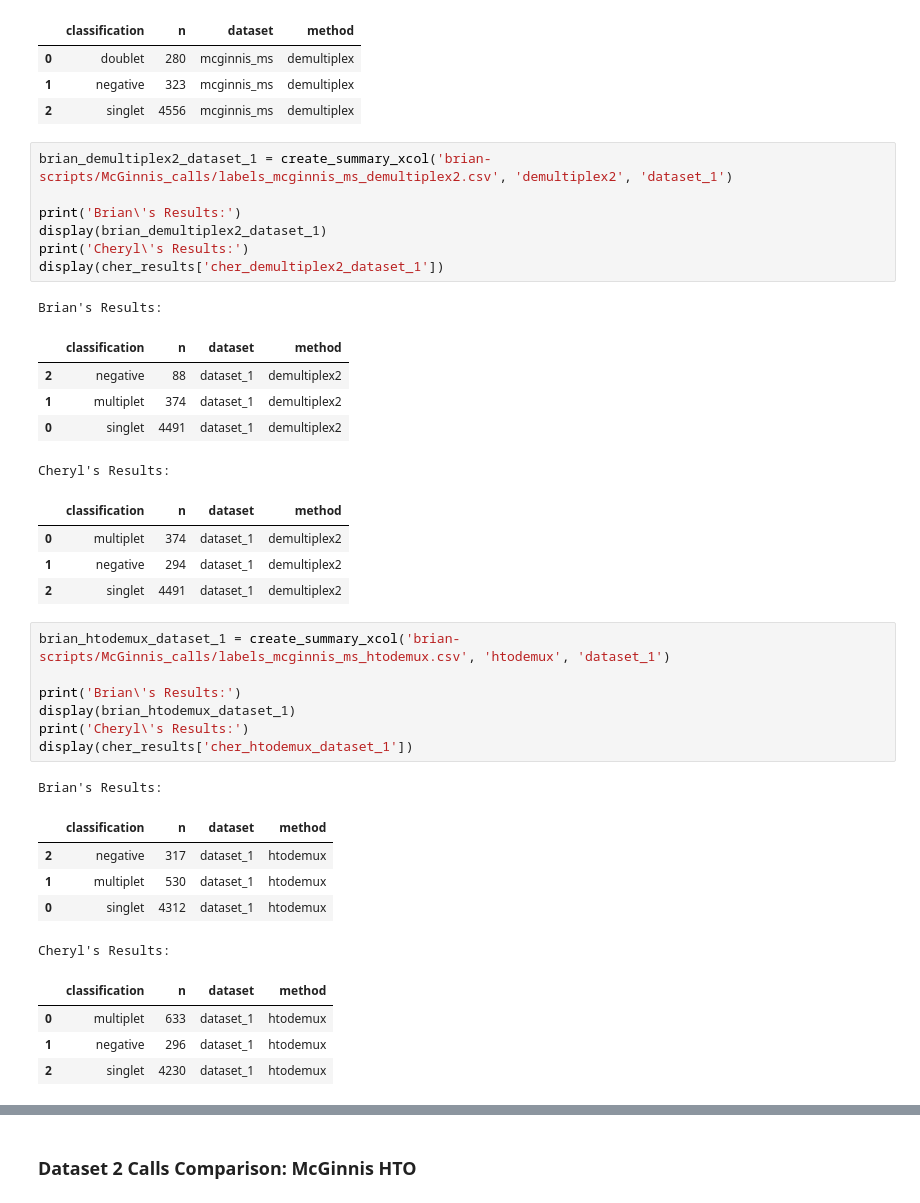
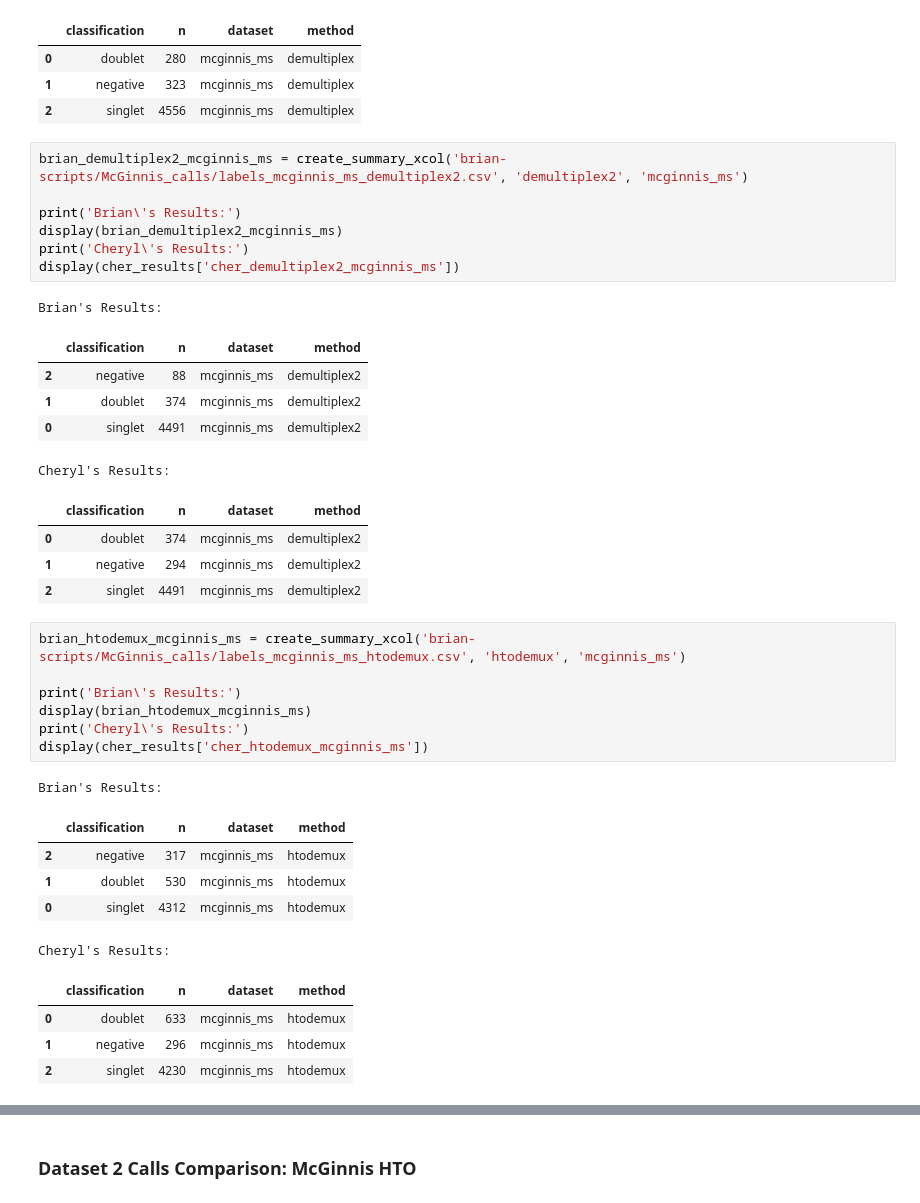
Before and after one commit to cheryl-xiang/demultiplexing-methods, a Jupyter notebook: analysis/compare_summaries.ipynb, the cells around one changed output, grey strips where cells are left out. Saved outputs shown, nothing was run; the diff lists cells and outputs as text.

```diff
--- a/analysis/compare_summaries.ipynb
+++ b/analysis/compare_summaries.ipynb
@@ -118,39 +118,39 @@ Cheryl's Results:
 | 1 | negative | 323 | mcginnis_ms | demultiplex |
 | 2 | singlet | 4556 | mcginnis_ms | demultiplex |
 # %%
-brian_demultiplex2_dataset_1 = create_summary_xcol('brian-scripts/McGinnis_calls/labels_mcginnis_ms_demultiplex2.csv', 'demultiplex2', 'dataset_1')
+brian_demultiplex2_mcginnis_ms = create_summary_xcol('brian-scripts/McGinnis_calls/labels_mcginnis_ms_demultiplex2.csv', 'demultiplex2', 'mcginnis_ms')
 
 print('Brian\'s Results:')
-display(brian_demultiplex2_dataset_1)
+display(brian_demultiplex2_mcginnis_ms)
 print('Cheryl\'s Results:')
-display(cher_results['cher_demultiplex2_dataset_1'])
+display(cher_results['cher_demultiplex2_mcginnis_ms'])
 # %% [output]
 Brian's Results:
 |  | classification | n | dataset | method |
-| 2 | negative | 88 | dataset_1 | demultiplex2 |
-| 1 | multiplet | 374 | dataset_1 | demultiplex2 |
-| 0 | singlet | 4491 | dataset_1 | demultiplex2 |
+| 2 | negative | 88 | mcginnis_ms | demultiplex2 |
+| 1 | doublet | 374 | mcginnis_ms | demultiplex2 |
+| 0 | singlet | 4491 | mcginnis_ms | demultiplex2 |
 Cheryl's Results:
 |  | classification | n | dataset | method |
-| 0 | multiplet | 374 | dataset_1 | demultiplex2 |
-| 1 | negative | 294 | dataset_1 | demultiplex2 |
-| 2 | singlet | 4491 | dataset_1 | demultiplex2 |
+| 0 | doublet | 374 | mcginnis_ms | demultiplex2 |
+| 1 | negative | 294 | mcginnis_ms | demultiplex2 |
+| 2 | singlet | 4491 | mcginnis_ms | demultiplex2 |
 # %%
-brian_htodemux_dataset_1 = create_summary_xcol('brian-scripts/McGinnis_calls/labels_mcginnis_ms_htodemux.csv', 'htodemux', 'dataset_1')
+brian_htodemux_mcginnis_ms = create_summary_xcol('brian-scripts/McGinnis_calls/labels_mcginnis_ms_htodemux.csv', 'htodemux', 'mcginnis_ms')
 
 print('Brian\'s Results:')
-display(brian_htodemux_dataset_1)
+display(brian_htodemux_mcginnis_ms)
 print('Cheryl\'s Results:')
-display(cher_results['cher_htodemux_dataset_1'])
+display(cher_results['cher_htodemux_mcginnis_ms'])
 # %% [output]
 Brian's Results:
 |  | classification | n | dataset | method |
-| 2 | negative | 317 | dataset_1 | htodemux |
-| 1 | multiplet | 530 | dataset_1 | htodemux |
-| 0 | singlet | 4312 | dataset_1 | htodemux |
+| 2 | negative | 317 | mcginnis_ms | htodemux |
+| 1 | doublet | 530 | mcginnis_ms | htodemux |
+| 0 | singlet | 4312 | mcginnis_ms | htodemux |
 Cheryl's Results:
 |  | classification | n | dataset | method |
-| 0 | multiplet | 633 | dataset_1 | htodemux |
-| 1 | negative | 296 | dataset_1 | htodemux |
-| 2 | singlet | 4230 | dataset_1 | htodemux |
+| 0 | doublet | 633 | mcginnis_ms | htodemux |
+| 1 | negative | 296 | mcginnis_ms | htodemux |
+| 2 | singlet | 4230 | mcginnis_ms | htodemux |
 # %%
```
Also changed, not shown: parts of 32 cells of this notebook, 26 other files.
